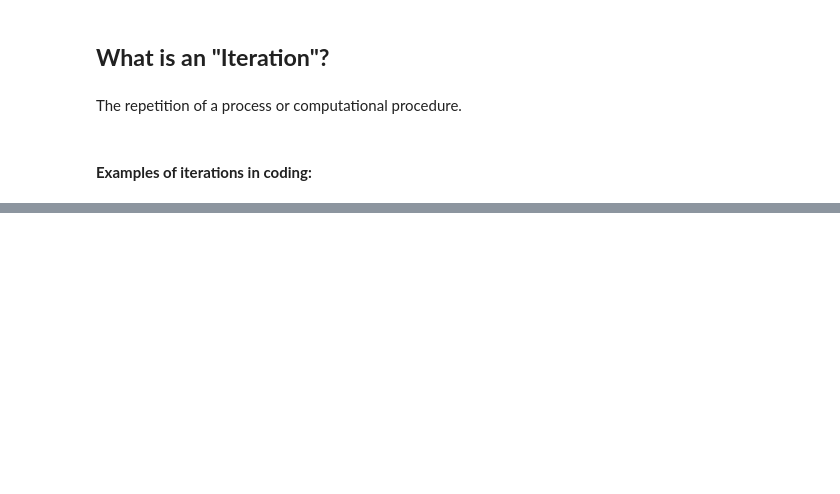
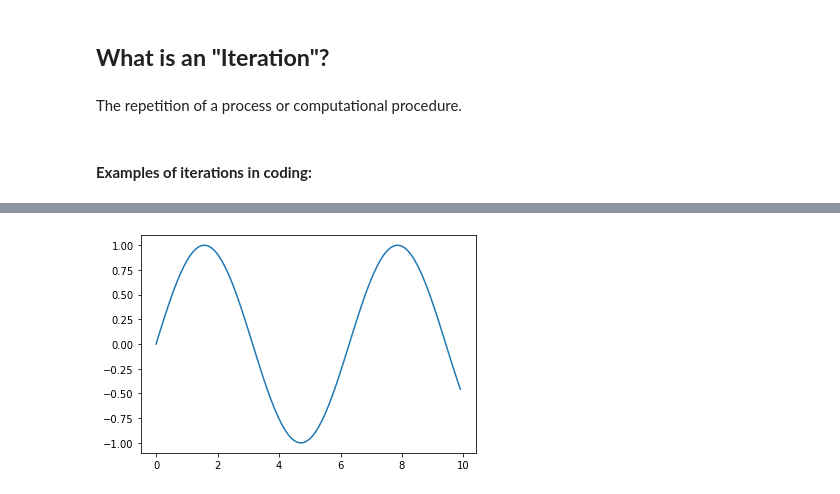
Before and after one commit to pyclub-cu/classes, a Jupyter notebook: Week_5_Loops_Packages.ipynb, the cells around one changed output, grey strips where cells are left out. Drawn from its saved outputs; the diff is of its cells as text; code cells hidden in the pictures; blank space fills up the shorter version.

```diff
--- a/Week_5_Loops_Packages.ipynb
+++ b/Week_5_Loops_Packages.ipynb
@@ -25,0 +180,8 @@ The repetition of a process or computational procedure.
+# %%
+x = np.arange(0, 10, 0.1)
+
+y = np.sin(x)
+
+plt.plot(x, y);
+# %% [output]
+[figure, added]
```
Also changed, not shown: parts of 24 cells of this notebook.
